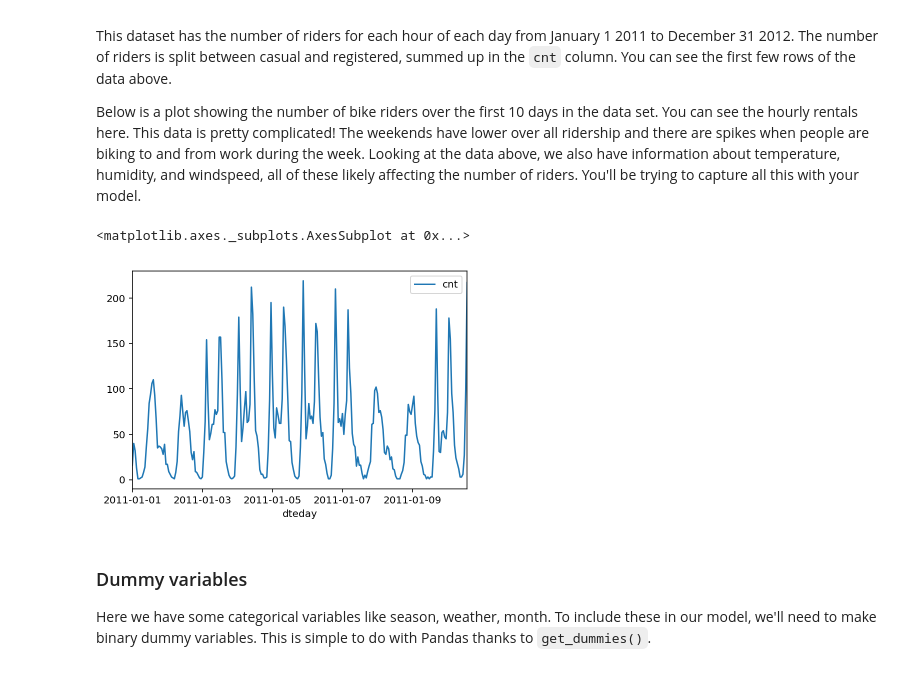
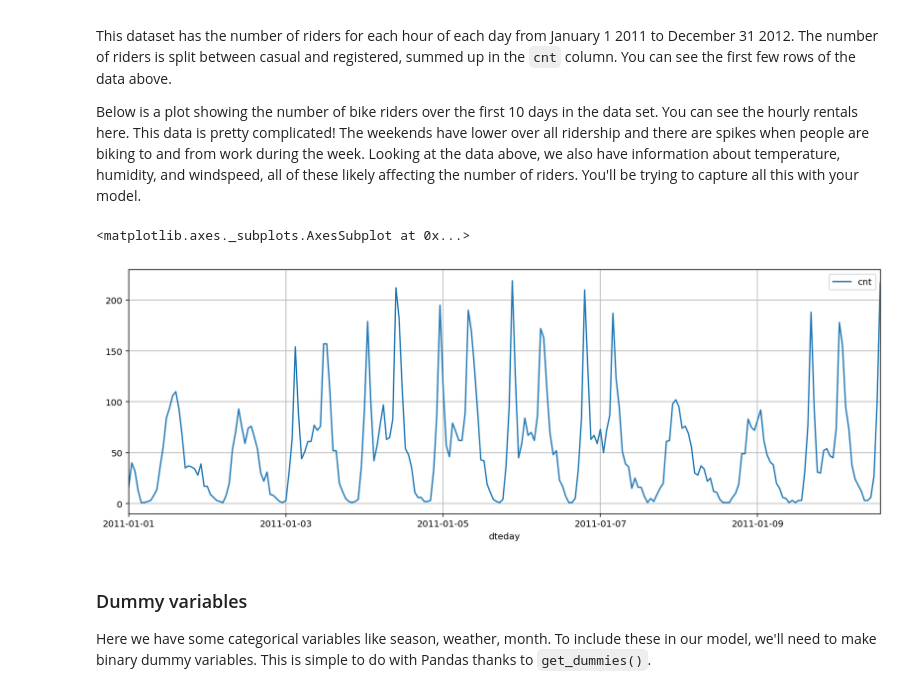
Before and after one commit to djelenc/nd-dl-p1, a Jupyter notebook: dlnd-your-first-neural-network.ipynb, the cells around one changed output. Cells and saved outputs as stored; diff of their text form; code cells hidden in the pictures.

```diff
--- a/dlnd-your-first-neural-network.ipynb
+++ b/dlnd-your-first-neural-network.ipynb
@@ -33,10 +33,10 @@ This dataset has the number of riders for each hour of each day from January 1 2
 
 Below is a plot showing the number of bike riders over the first 10 days in the data set. You can see the hourly rentals here. This data is pretty complicated! The weekends have lower over all ridership and there are spikes when people are biking to and from work during the week. Looking at the data above, we also have information about temperature, humidity, and windspeed, all of these likely affecting the number of riders. You'll be trying to capture all this with your model.
 # %%
-rides[:24*10].plot(x='dteday', y='cnt')
+rides[:24*10].plot(x='dteday', y='cnt', figsize=(15,5), grid=True)
 # %% [output]
 <matplotlib.axes._subplots.AxesSubplot at 0x...>
-[figure, old version]
+[figure, new version]
 # %% [markdown]
 ### Dummy variables
 Here we have some categorical variables like season, weather, month. To include these in our model, we'll need to make binary dummy variables. This is simple to do with Pandas thanks to `get_dummies()`.
```
Also changed, not shown: parts of 10 cells of this notebook, 2 other files.
